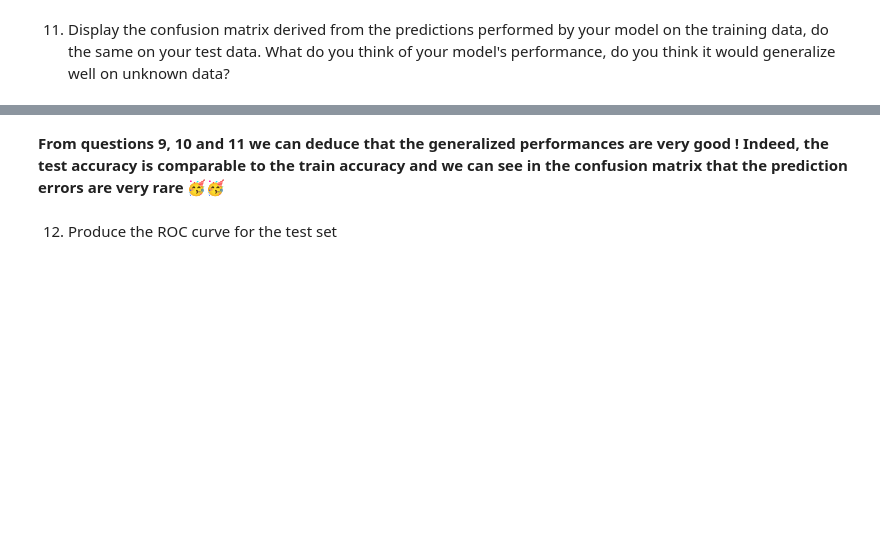
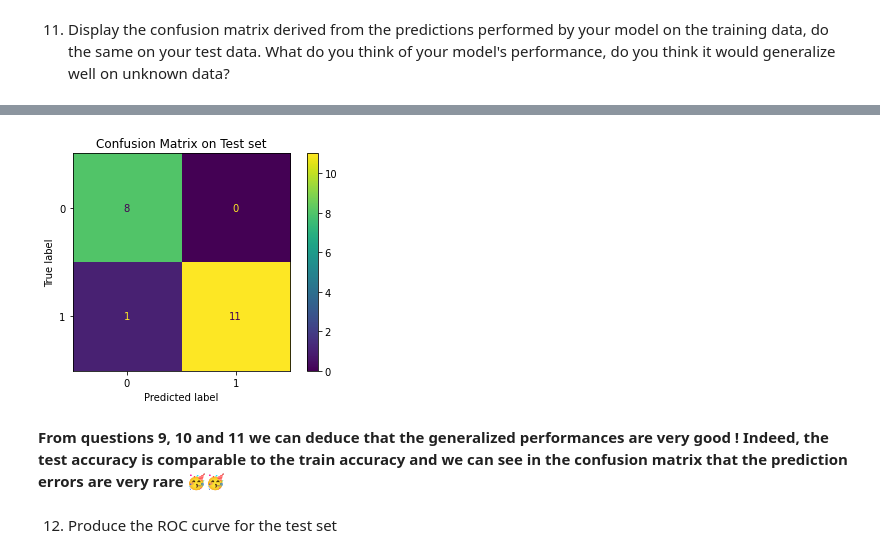
Before and after one commit to BerengerQueune/Jedha_Bootcamp, a Jupyter notebook: M05-Supervised_Machine_Learning/D04-Logistic_regression/ex-01-First_classification.ipynb, the cells around one changed output, grey strips where cells are left out. Cells and saved outputs as stored; diff of their text form; code cells hidden in the pictures; blank space fills up the shorter version.

```diff
--- a/M05-Supervised_Machine_Learning/D04-Logistic_regression/ex-01-First_classification.ipynb
+++ b/M05-Supervised_Machine_Learning/D04-Logistic_regression/ex-01-First_classification.ipynb
@@ -128,12 +108,7 @@ sns.distplot(data['Col_1'])
+# %%
+# Data must be normalized to guarantee that we can interpret the model's parameters
+sc_x = StandardScaler()
+X_train = sc_x.fit_transform(X_train)
+X_test = sc_x.transform(X_test) ### NO fit on X_test
 # %% [markdown]
 7. Use the LogisticRegression function from sklearn in order to create a model instance and train it on the training data.
-# %%
-# LogisticRegression function from sklearn
-from sklearn.linear_model import LogisticRegression
-reg = LogisticRegression()
-reg.fit(X_train, Y_train)
-
-Y_train_pred = reg.predict(X_train)
-Y_test_pred = reg.predict(X_test)
-
-Y_test_pred
@@ -142,0 +115,3 @@ array([1, 1, 1, 1, 0, 0, 0, 1, 0, 0, 0, 1, 0, 1, 0, 1, 0, 1, 1, 1],
+# %%
+classifier = LogisticRegression()
+classifier.fit(X_train, y_train)
@@ -175,3 +144,53 @@ NameError: name 'classifier' is not defined
+# %%
+# Visualize confusion matrices
+"""
+# PLOTLY METHOD
+from plotly.subplots import make_subplots
+cm_train = confusion_matrix(y_train, y_train_pred)
+cm_test = confusion_matrix(y_test, y_test_pred)
+
+fig = make_subplots(rows = 1, cols = 2, subplot_titles = ("train", "test"),
+                    x_title = 'Prediction', y_title = 'True label')
+fig.update_layout(
+        title = go.layout.Title(text = "Confusion matrices", x = 0.5))
+fig.update_yaxes(autorange='reversed')
+fig.add_trace(
+    go.Heatmap(
+        name = 'train',
+        x = ['0', '1'],
+        y = ['0', '1'],
+        z = cm_train,
+        colorscale = 'gnbu',
+        zmin = 0,
+        zmax = max(cm_train.max(), cm_test.max())
+    ),
+    row = 1,
+    col = 1
+)
+fig.add_trace(
+    go.Heatmap(
+        name = 'test',
+        x = ['0', '1'],
+        y = ['0', '1'],
+        z = cm_test,
+        colorscale = 'gnbu',
+        zmin = 0,
+        zmax = max(cm_train.max(), cm_test.max())
+    ),
+    row = 1,
+    col = 2
+)
+"""
+from IPython.display import clear_output
+clear_output(wait=True) # Simply clear above string output
+
+# SKLEARN 1.0 METHOD
+_ , ax = plt.subplots() # Get subplot from matplotlib
+ax.set(title="Confusion Matrix on Test set") # Set a title that we will add into ConfusionMatrixDisplay
+ConfusionMatrixDisplay.from_estimator(classifier, X_test, y_test, ax=ax) # ConfusionMatrixDisplay from sklearn
+plt.show()
+# %% [output]
+[figure, added]
 # %% [markdown]
 **From questions 9, 10 and 11 we can deduce that the generalized performances are very good ! Indeed, the test accuracy is comparable to the train accuracy and we can see in the confusion matrix that the prediction errors are very rare 🥳🥳**
 # %% [markdown]
```
Also changed, not shown: parts of 26 cells of this notebook, 30 other files.
